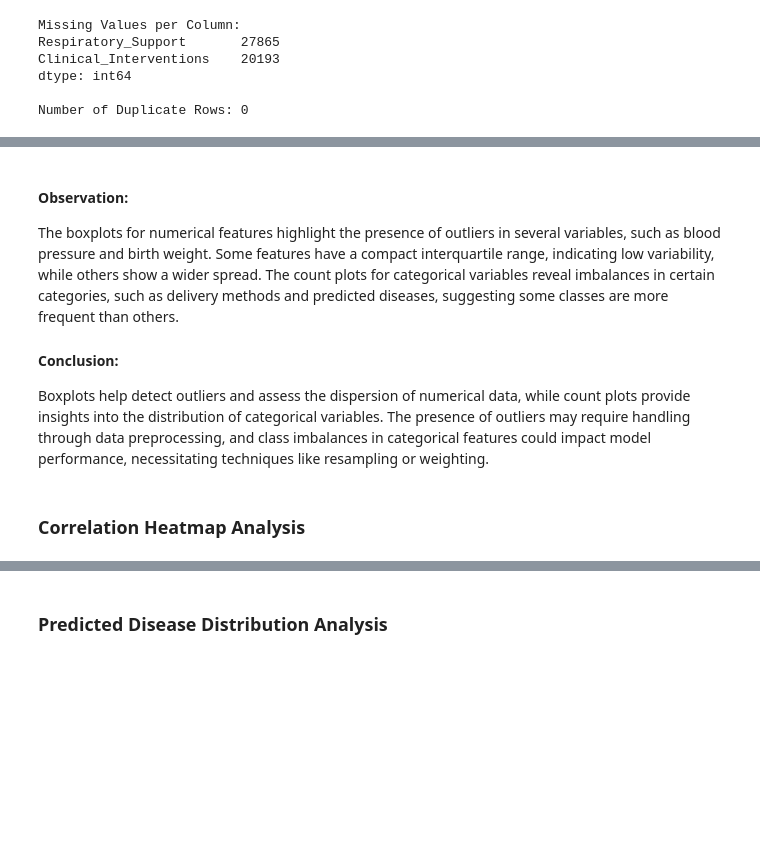
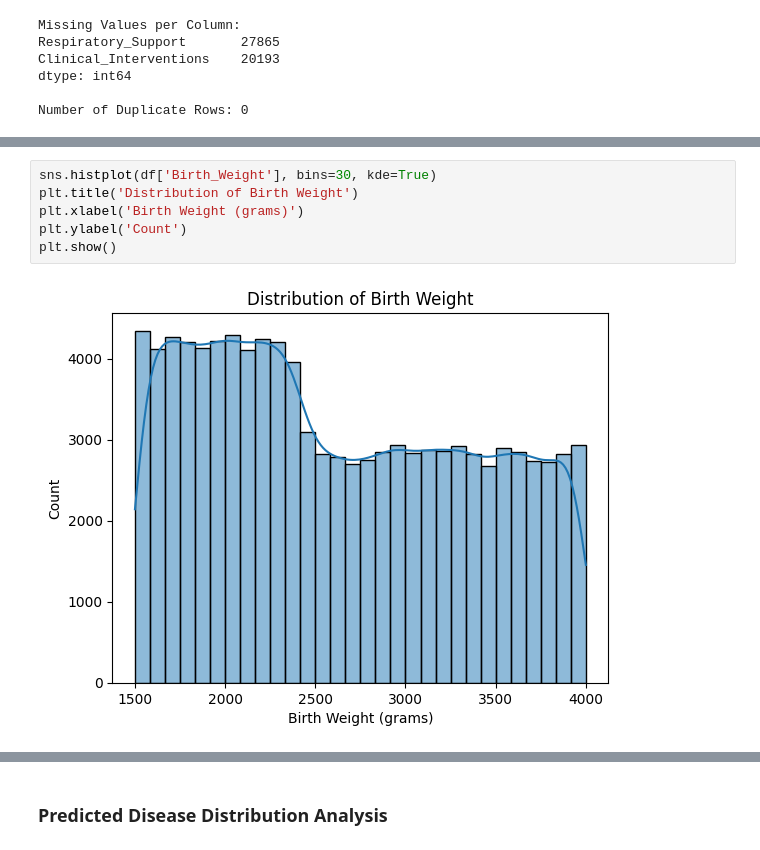
Before and after one commit to Purvang2803/Neonatal-Health-Prediction-using-Machine-Learning-, a Jupyter notebook: new_code_toady.ipynb, the cells around one changed output, grey strips where cells are left out. Saved outputs shown, nothing was run; the diff lists cells and outputs as text; blank space fills up the shorter version.

```diff
--- a/new_code_toady.ipynb
+++ b/new_code_toady.ipynb
@@ -195,10 +204,8 @@ for col in categorical_columns:
-# %% [markdown]
-
-
-#### **Observation:**
-The boxplots for numerical features highlight the presence of outliers in several variables, such as blood pressure and birth weight. Some features have a compact interquartile range, indicating low variability, while others show a wider spread. The count plots for categorical variables reveal imbalances in certain categories, such as delivery methods and predicted diseases, suggesting some classes are more frequent than others.
-
-#### **Conclusion:**
-Boxplots help detect outliers and assess the dispersion of numerical data, while count plots provide insights into the distribution of categorical variables. The presence of outliers may require handling through data preprocessing, and class imbalances in categorical features could impact model performance, necessitating techniques like resampling or weighting.
-# %% [markdown]
-### Correlation Heatmap Analysis
+# %%
+sns.histplot(df['Birth_Weight'], bins=30, kde=True)
+plt.title('Distribution of Birth Weight')
+plt.xlabel('Birth Weight (grams)')
+plt.ylabel('Count')
+plt.show()
+# %% [output]
+[figure, added]
```
Also changed, not shown: parts of 21 cells of this notebook.
